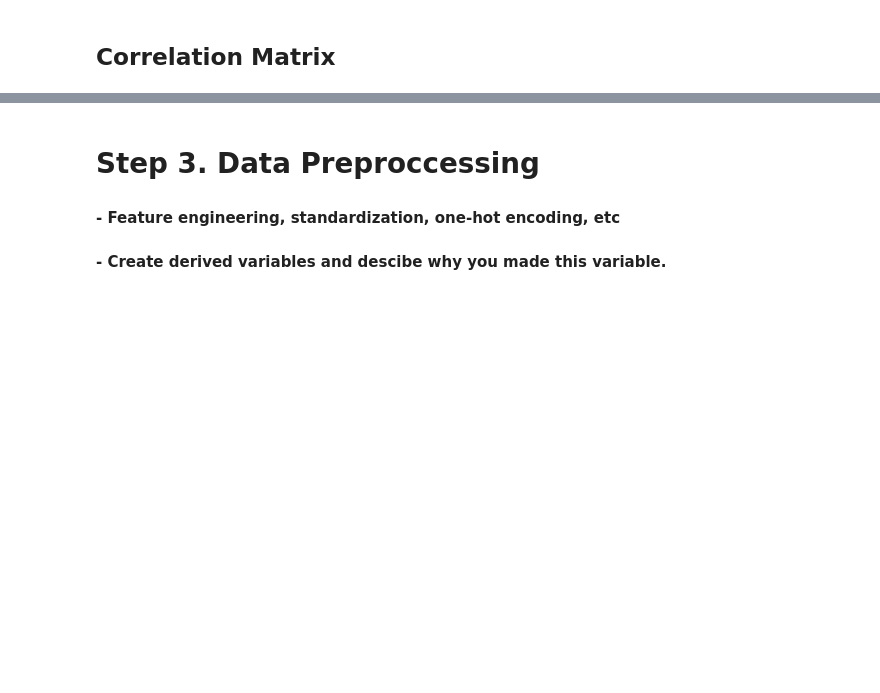
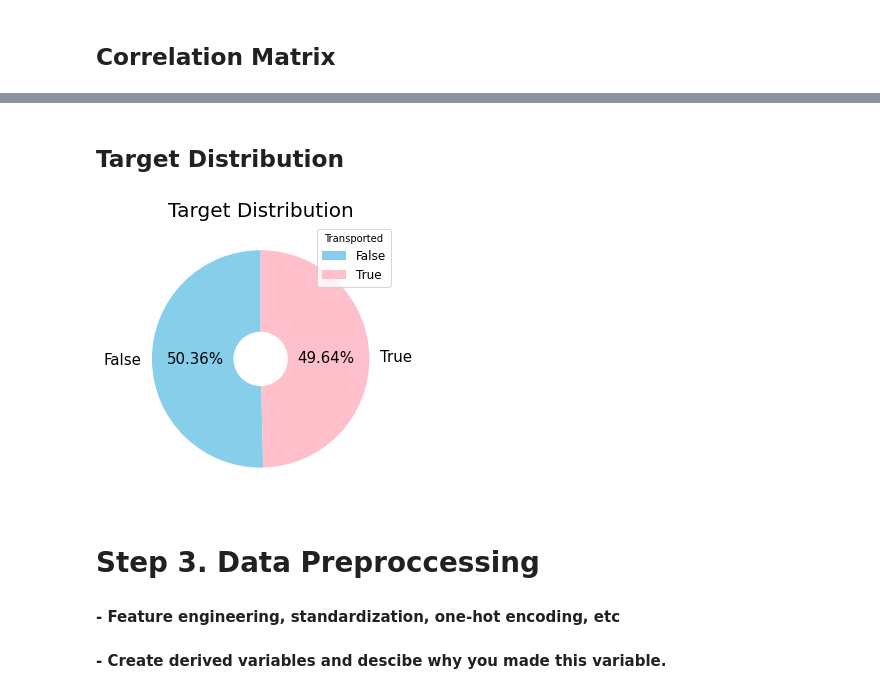
Before and after one commit to gonekng/Kaggle_Project, a Jupyter notebook: Spaceship Titanic/ml-spaceship-titanic.ipynb, the cells around one changed output, grey strips where cells are left out. Saved outputs shown, nothing was run; the diff lists cells and outputs as text; code cells hidden in the pictures; blank space fills up the shorter version.

```diff
--- a/Spaceship Titanic/ml-spaceship-titanic.ipynb
+++ b/Spaceship Titanic/ml-spaceship-titanic.ipynb
@@ -277,4 +279,21 @@ train.corr().style.background_gradient(cmap="RdBu", axis=None, vmin=-1, vmax=0,
 - Issues such as multicollinearity don't have to be considered.
+# %% [markdown]
+## Target Distribution
+# %%
+fig, ax = plt.subplots(figsize=(5,5))
+
+pie = ax.pie([train["Transported"].value_counts().to_list()[0],
+             train["Transported"].value_counts().to_list()[1]],
+             labels = train["Transported"].unique().tolist(),
+             textprops=dict(fontsize=15), autopct='%.2f%%',
+             colors=["skyblue", "pink"], wedgeprops=dict(width=0.75), startangle=90)
+
+ax.set_title("Target Distribution", size=20)
+ax.legend(title="Transported", loc="best", fontsize=12)
+
+plt.show()
+# %% [output]
+[figure, added]
 # %% [markdown]
 # Step 3. Data Preproccessing
 #### - Feature engineering, standardization, one-hot encoding, etc
```
Also changed, not shown: parts of 10 cells of this notebook.
